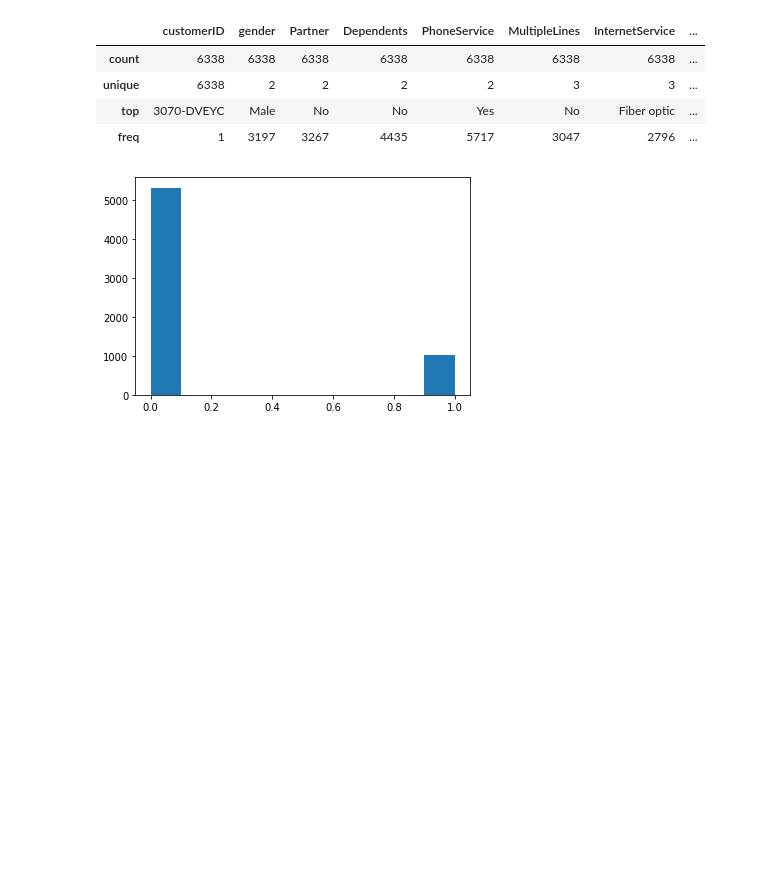
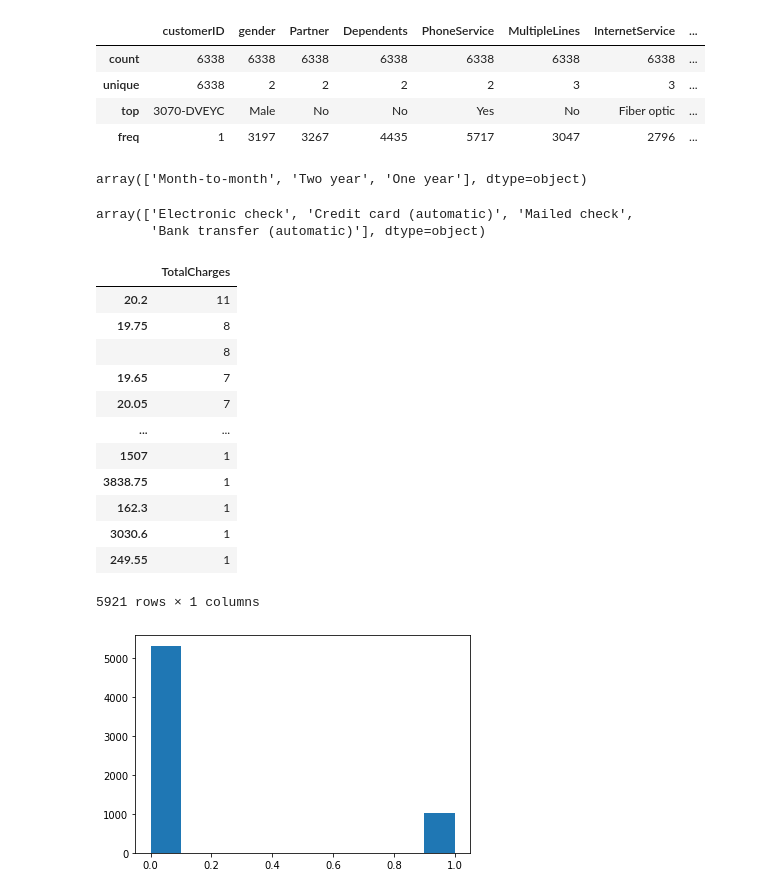
Before and after one commit to mesha4545a/Assigment-2, a Jupyter notebook: 01_case_study_setup.ipynb, the cells around one changed output. Saved outputs shown, nothing was run; the diff lists cells and outputs as text; code cells hidden in the pictures; blank space fills up the shorter version.

```diff
--- a/01_case_study_setup.ipynb
+++ b/01_case_study_setup.ipynb
@@ -119,6 +119,32 @@ df.describe(exclude='number')
 | unique | 6338 | 2 | 2 | 2 | 2 | 3 | 3 | ... |
 | top | 3070-DVEYC | Male | No | No | Yes | No | Fiber optic | ... |
 | freq | 1 | 3197 | 3267 | 4435 | 5717 | 3047 | 2796 | ... |
+# %%
+df.Contract.unique()
+# %% [output]
+array(['Month-to-month', 'Two year', 'One year'], dtype=object)
+# %%
+df.PaymentMethod.unique()
+# %% [output]
+array(['Electronic check', 'Credit card (automatic)', 'Mailed check',
+       'Bank transfer (automatic)'], dtype=object)
+# %%
+charge = pd.DataFrame(df.TotalCharges.value_counts())
+charge
+# %% [output]
+|  | TotalCharges |
+| 20.2 | 11 |
+| 19.75 | 8 |
+|  | 8 |
+| 19.65 | 7 |
+| 20.05 | 7 |
+| ... | ... |
+| 1507 | 1 |
+| 3838.75 | 1 |
+| 162.3 | 1 |
+| 3030.6 | 1 |
+| 249.55 | 1 |
+5921 rows × 1 columns
 # %%
 import matplotlib.pyplot as plt
 import seaborn as sns
```
Also changed, not shown: parts of 2 cells of this notebook.
